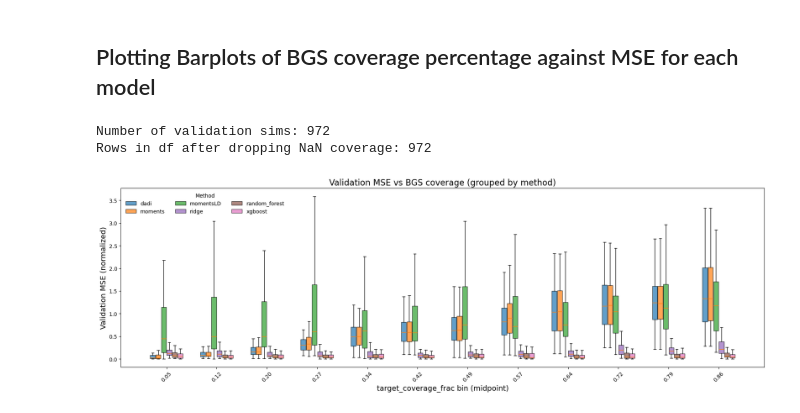
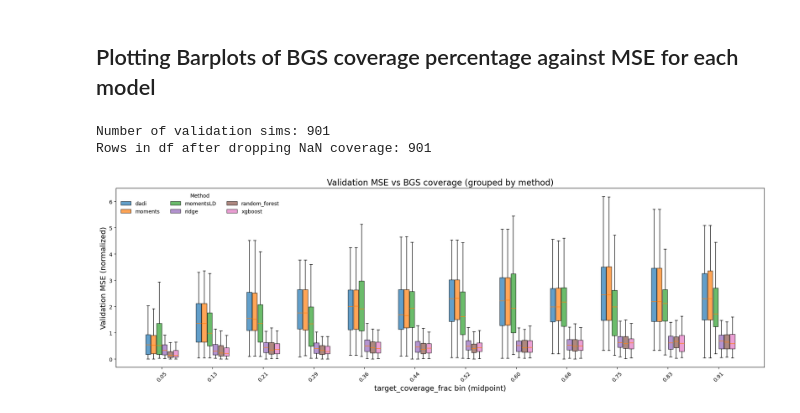
Before and after one commit to ak1376/Infer_Demography, a Jupyter notebook: notebooks/visualization.ipynb, the cells around one changed output. Cells and saved outputs as stored; diff of their text form; code cells hidden in the pictures.

```diff
--- a/notebooks/visualization.ipynb
+++ b/notebooks/visualization.ipynb
@@ -363,10 +363,10 @@ import matplotlib.pyplot as plt
 # 1. Load validation features to get sim IDs
 # ------------------------------------------------------------------------------
 
-model = 'split_isolation'
+model = 'bottleneck'
 model_type = 'modeling_wo_FIM_wo_SFSresids'
 
-val_feat_path = f"/home/akapoor/kernlab/Infer_Demography/experiments/{model}/{model_type}/datasets/validation_features.pkl"
+val_feat_path = f"/home/akapoor/kernlab/Infer_Demography/experiments_BGS/{model}/{model_type}/datasets/validation_features.pkl"
 with open(val_feat_path, "rb") as f:
     validation_features = pickle.load(f)
 
@@ -378,7 +378,7 @@ print("Number of validation sims:", len(validation_sim_ids))
 # ------------------------------------------------------------------------------
 coverage_vals = []
 for sid in validation_sim_ids:
-    meta_path = Path(f"/home/akapoor/kernlab/Infer_Demography/experiments/{model}/simulations/{sid}/bgs.meta.json")
+    meta_path = Path(f"/home/akapoor/kernlab/Infer_Demography/experiments_BGS/{model}/simulations/{sid}/bgs.meta.json")
     if meta_path.exists():
         with open(meta_path) as fh:
             meta = json.load(fh)
@@ -391,7 +391,7 @@ coverage_vals = np.array(coverage_vals)
 # ------------------------------------------------------------------------------
 # 3. Recompute per-sim MSE for dadi / moments / momentsLD (normalized space)
 # ------------------------------------------------------------------------------
-datasets_dir = Path(f"/home/akapoor/kernlab/Infer_Demography/experiments/{model}/{model_type}/datasets")
+datasets_dir = Path(f"/home/akapoor/kernlab/Infer_Demography/experiments_BGS/{model}/{model_type}/datasets")
 
 with open(datasets_dir / "normalized_validation_features.pkl", "rb") as f:
     X_val = pickle.load(f)
@@ -443,9 +443,9 @@ def load_mse(path):
     targs = obj["validation"]["targets"]
     return np.mean((preds - targs) ** 2, axis=1)
 
-ridge_path = f"/home/akapoor/kernlab/Infer_Demography/experiments/{model}/{model_type}/linear_ridge/linear_mdl_obj_ridge.pkl"
-rf_path    = f"/home/akapoor/kernlab/Infer_Demography/experiments/{model}/{model_type}/random_forest/random_forest_mdl_obj.pkl"
-xgb_path   = f"/home/akapoor/kernlab/Infer_Demography/experiments/{model}/{model_type}/xgboost/xgb_mdl_obj.pkl"
+ridge_path = f"/home/akapoor/kernlab/Infer_Demography/experiments_BGS/{model}/{model_type}/linear_ridge/linear_mdl_obj_ridge.pkl"
+rf_path    = f"/home/akapoor/kernlab/Infer_Demography/experiments_BGS/{model}/{model_type}/random_forest/random_forest_mdl_obj.pkl"
+xgb_path   = f"/home/akapoor/kernlab/Infer_Demography/experiments_BGS/{model}/{model_type}/xgboost/xgb_mdl_obj.pkl"
 
 mse_ridge = load_mse(ridge_path)
 mse_rf    = load_mse(rf_path)
@@ -514,33 +514,33 @@ for i, method in enumerate(methods):
     if all(len(g) == 0 for g in groups):
         continue
 
     bp = ax.boxplot(
         groups,
         positions=positions,
         widths=width * 0.9,
         showfliers=False,
         patch_artist=True,
         manage_ticks=False,
     )
 
     for patch in bp["boxes"]:
         patch.set_facecolor(colors[method])
         patch.set_alpha(0.7)
 
     # For legend: grab one representative box
     legend_handles.append(bp["boxes"][0])
     bp["boxes"][0].set_label(method)
 
 ax.set_xticks(bin_positions)
 ax.set_xticklabels(bin_labels, rotation=45)
 ax.set_xlabel("target_coverage_frac bin (midpoint)", fontsize=14)
 ax.set_ylabel("Validation MSE (normalized)", fontsize=14)
 ax.set_title("Validation MSE vs BGS coverage (grouped by method)", fontsize=16)
 
 ax.legend(handles=legend_handles, title="Method", frameon=False, ncol=3)
 fig.tight_layout()
 plt.show()
 # %% [output]
-Number of validation sims: 972
-Rows in df after dropping NaN coverage: 972
+Number of validation sims: 901
+Rows in df after dropping NaN coverage: 901
-[figure, old version]
+[figure, new version]
```
Also changed, not shown: parts of 4 cells of this notebook, 3 other files.
